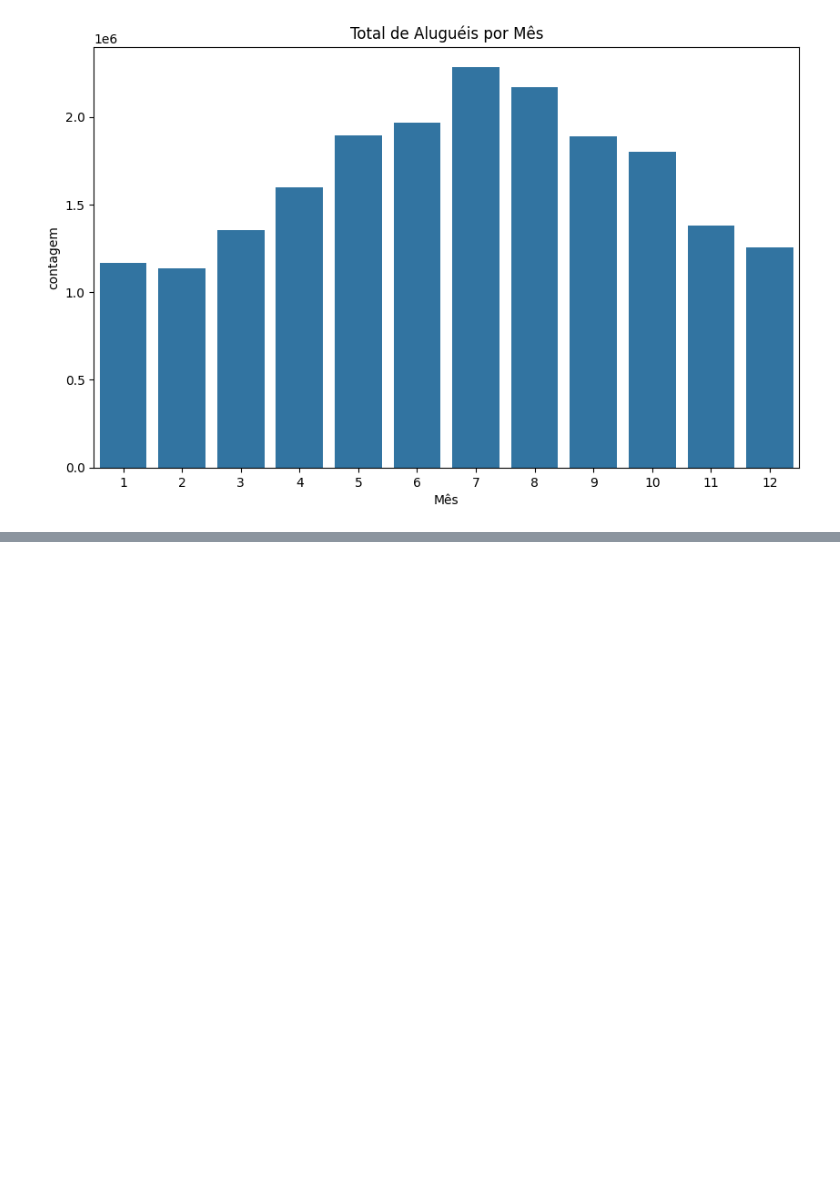
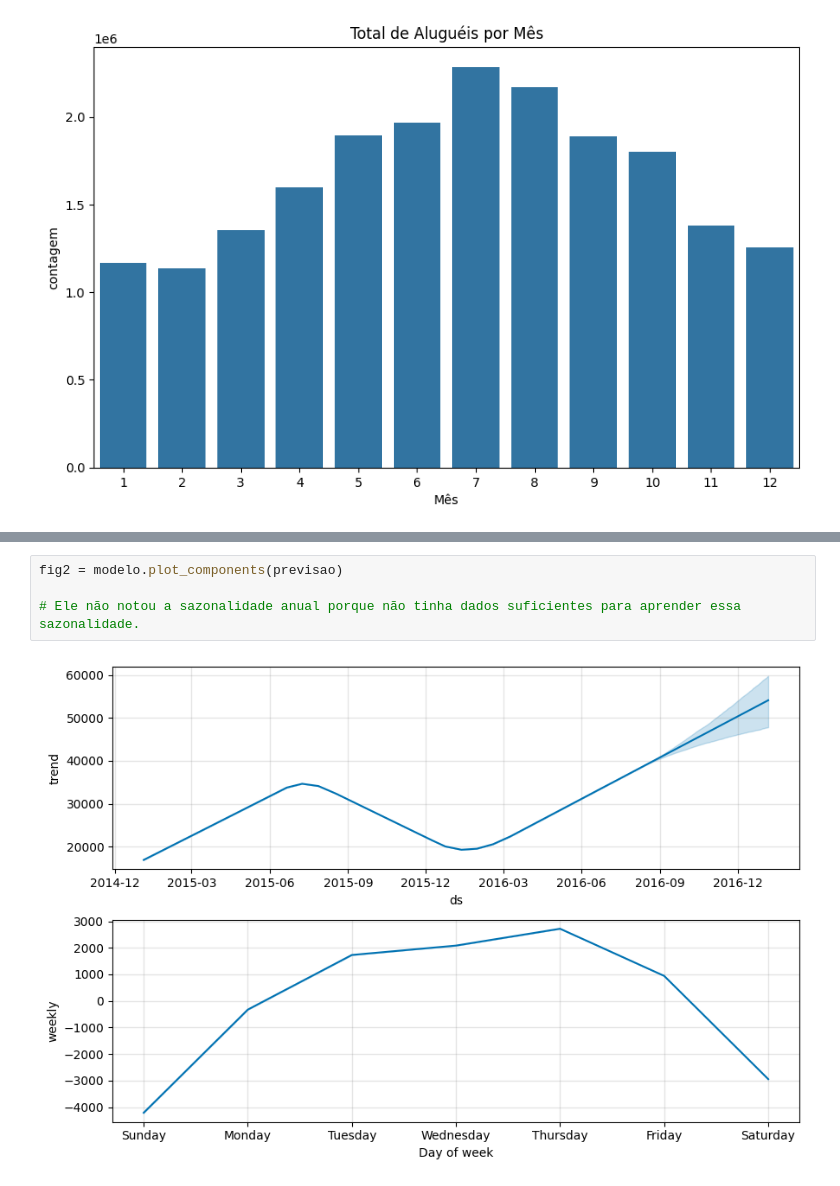
Before and after one commit to lemaldonadogm/Courses, a Jupyter notebook: Séries Temporais/Aula 1 - Analisando e Prevendo Séries Temporais.ipynb, the cells around one changed output, grey strips where cells are left out. Drawn from its saved outputs; the diff is of its cells as text; blank space fills up the shorter version.

```diff
--- a/Séries Temporais/Aula 1 - Analisando e Prevendo Séries Temporais.ipynb
+++ b/Séries Temporais/Aula 1 - Analisando e Prevendo Séries Temporais.ipynb
@@ -450,0 +612,6 @@ Text(0.5, 0, 'Mês')
+# %%
+fig2 = modelo.plot_components(previsao)
+
+# Ele não notou a sazonalidade anual porque não tinha dados suficientes para aprender essa sazonalidade.
+# %% [output]
+[figure, added]
```
Also changed, not shown: parts of 40 cells of this notebook.
